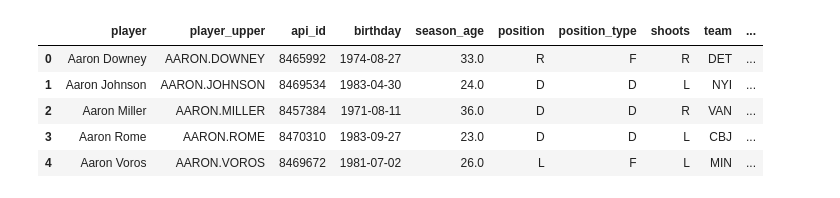
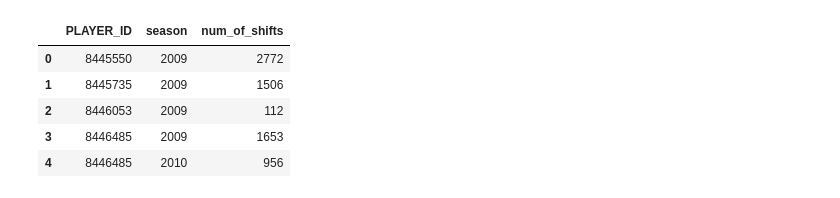
Before and after one commit to mcbarlowe/nhl_analysis, a Jupyter notebook: Predicting NHL Goals with Bayesian Methods.ipynb, the cells around one changed output. Drawn from its saved outputs; the diff is of its cells as text; code cells hidden in the pictures.

```diff
--- a/Predicting NHL Goals with Bayesian Methods.ipynb
+++ b/Predicting NHL Goals with Bayesian Methods.ipynb
@@ -8,0 +79,5 @@ all_sits_goal_data = pd.read_csv('all_sits_player_goal_data.csv')
+# %%
+shift_data = pd.read_csv('matt.csv')
+shift_data['season'] = shift_data['GAME_ID'].astype(str).str.slice(stop=4)
+# %%
+shift_data = shift_data[shift_data.DURATION < 200]
@@ -9,9 +100,13 @@ all_sits_goal_data = pd.read_csv('all_sits_player_goal_data.csv')
+# %%
+shift_count = shift_data[['PLAYER_ID', 'season', 'DURATION']]\
+              .groupby(['PLAYER_ID', 'season'], as_index=False)\
+              .count().rename(columns={'DURATION': 'num_of_shifts'})
 # %%
-all_sits_goal_data.head()
+shift_count.head()
 # %% [output]
-|  | player | player_upper | api_id | birthday | season_age | position | position_type | shoots | team | ... |
-| 0 | Aaron Downey | AARON.DOWNEY | 8465992 | 1974-08-27 | 33.0 | R | F | R | DET | ... |
-| 1 | Aaron Johnson | AARON.JOHNSON | 8469534 | 1983-04-30 | 24.0 | D | D | L | NYI | ... |
-| 2 | Aaron Miller | AARON.MILLER | 8457384 | 1971-08-11 | 36.0 | D | D | R | VAN | ... |
-| 3 | Aaron Rome | AARON.ROME | 8470310 | 1983-09-27 | 23.0 | D | D | L | CBJ | ... |
-| 4 | Aaron Voros | AARON.VOROS | 8469672 | 1981-07-02 | 26.0 | L | F | L | MIN | ... |
+|  | PLAYER_ID | season | num_of_shifts |
+| 0 | 8445550 | 2009 | 2772 |
+| 1 | 8445735 | 2009 | 1506 |
+| 2 | 8446053 | 2009 | 112 |
+| 3 | 8446485 | 2009 | 1653 |
+| 4 | 8446485 | 2010 | 956 |
```
Also changed, not shown: parts of 14 cells of this notebook, 2 other files.
